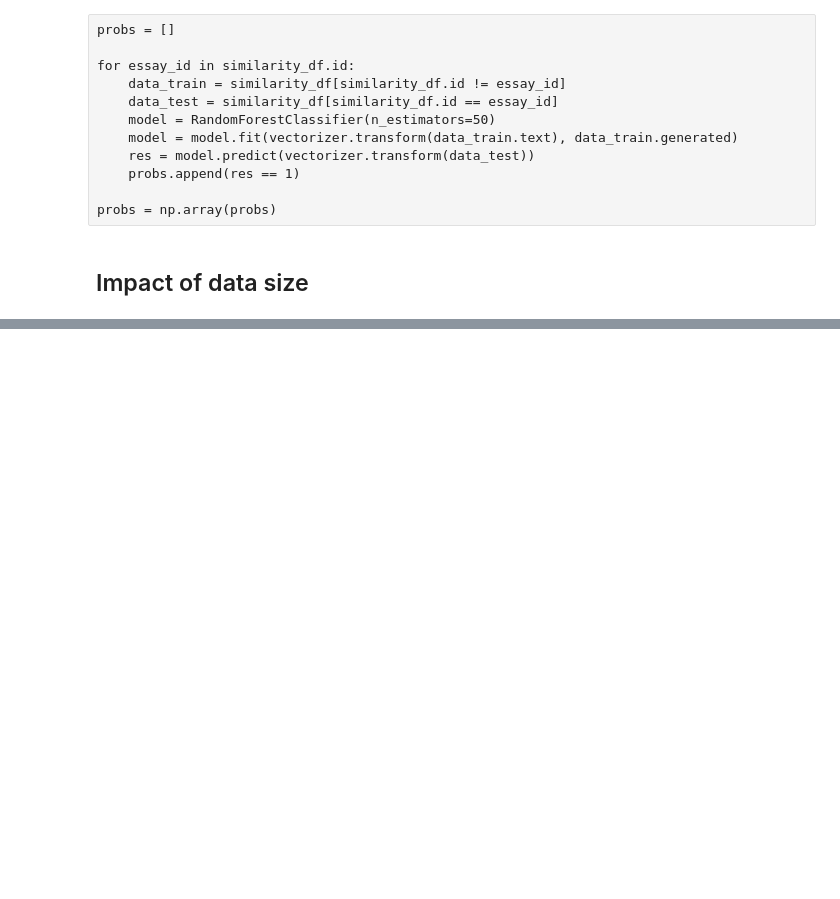
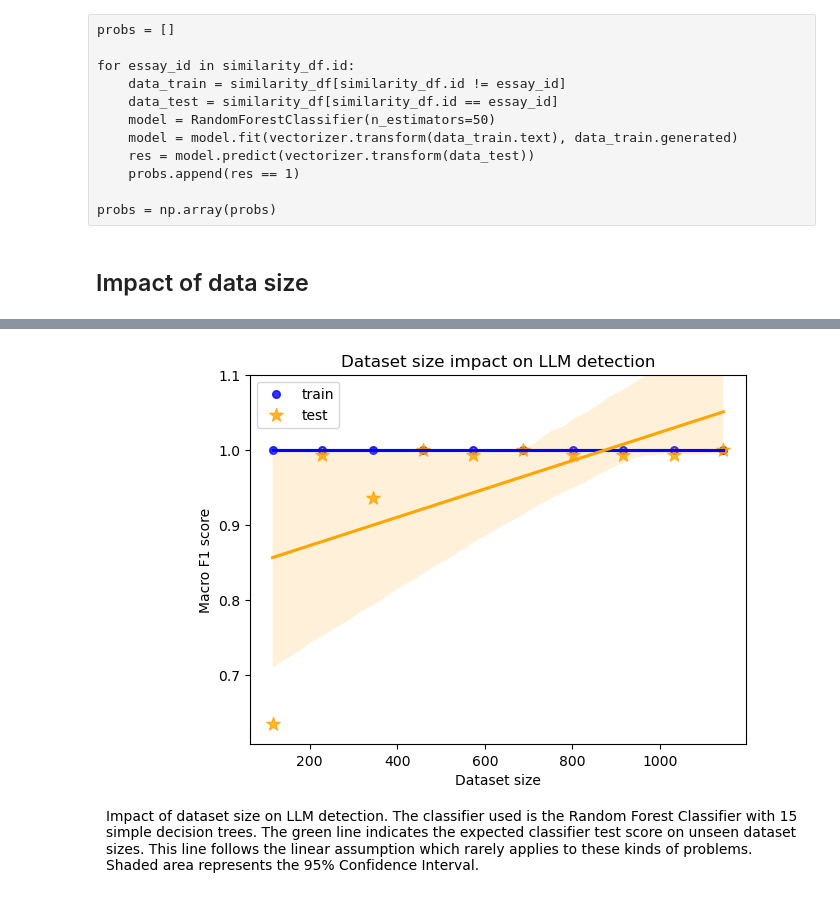
Before and after one commit to dimits-ts/practical_data_science, a Jupyter notebook: llm_detection/notebooks/llm_detection.ipynb, the cells around one changed output, grey strips where cells are left out. Saved outputs shown, nothing was run; the diff lists cells and outputs as text; code cells hidden in the pictures; blank space fills up the shorter version.

```diff
--- a/llm_detection/notebooks/llm_detection.ipynb
+++ b/llm_detection/notebooks/llm_detection.ipynb
@@ -488,21 +520,33 @@ for split in splits:
 train_scores = np.array(train_scores)
 test_scores = np.array(test_scores)
 # %%
-sns.regplot(y=train_scores, x=sizes, label="train", color="blue")
-sns.regplot(y=test_scores, x=sizes, label="test", color="green", marker="*")
+sns.regplot(y=train_scores,
+            x=sizes,
+            label="train",
+            color="blue",
+            scatter_kws={"s": 30})
+sns.regplot(y=test_scores,
+            x=sizes,
+            label="test",
+            color="orange",
+            marker="*",
+            scatter_kws={"s": 100})
 
 plt.title("Dataset size impact on LLM detection")
 plt.ylabel("Macro F1 score")
 plt.xlabel("Dataset size")
 plt.ylim(None, 1.1)
 
 # TODO: come back to this once done with data and classifiers
 caption_text = "Impact of dataset size on LLM detection. The classifier used is the "\
 "Random Forest Classifier with 15 simple decision trees. The green line indicates "\
 "the expected classifier test score on unseen dataset sizes. This line follows the "\
-"linear assumption which rarely applies to these kinds of problems."
+"linear assumption which rarely applies to these kinds of problems. Shaded area represents "\
+"the 95% Confidence Interval."
 caption = textwrap.fill(caption_text, width=100)
 plt.figtext(-0.1, -0.15, caption)
 
 plt.legend()
 plt.show()
+# %% [output]
+[figure, added]
```
Also changed, not shown: parts of 19 cells of this notebook.
